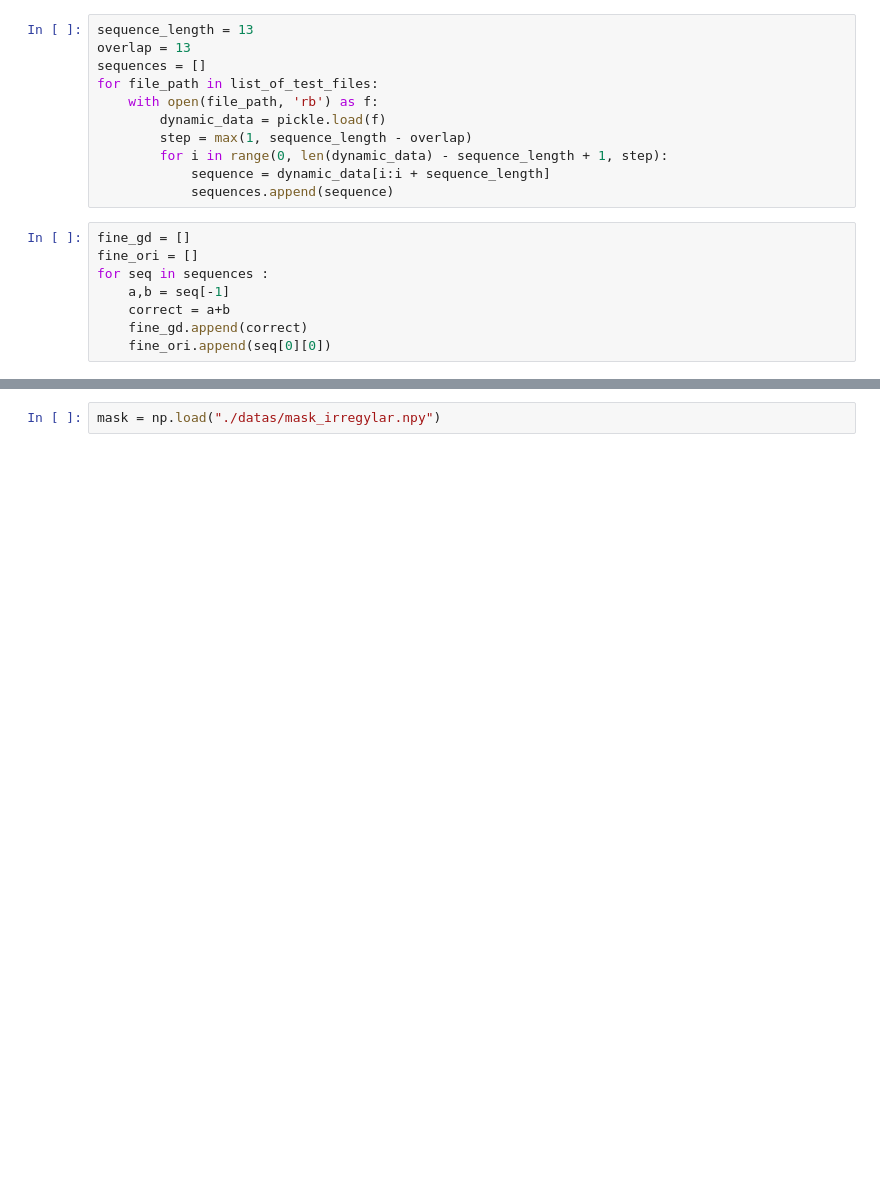
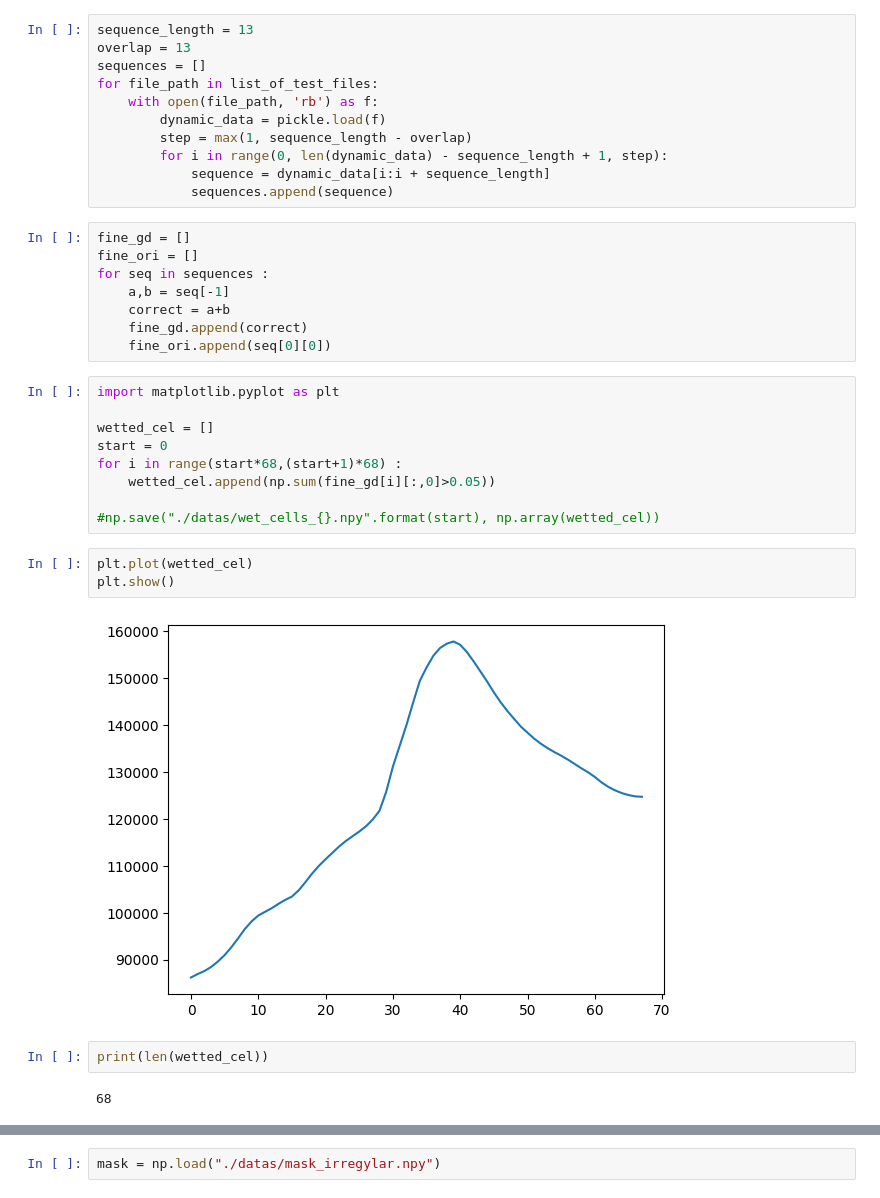
Before and after one commit to vmerc/gnn_modulus_test, a Jupyter notebook: jupyter/mesure_par_zone_irregulier.ipynb, the cells around one changed output, grey strips where cells are left out. Saved outputs shown, nothing was run; the diff lists cells and outputs as text; blank space fills up the shorter version.

```diff
--- a/jupyter/mesure_par_zone_irregulier.ipynb
+++ b/jupyter/mesure_par_zone_irregulier.ipynb
@@ -332,3 +319,21 @@ for seq in sequences :
     correct = a+b
     fine_gd.append(correct)
     fine_ori.append(seq[0][0])
+# %%
+import matplotlib.pyplot as plt
+
+wetted_cel = []
+start = 0
+for i in range(start*68,(start+1)*68) :
+    wetted_cel.append(np.sum(fine_gd[i][:,0]>0.05))
+
+#np.save("./datas/wet_cells_{}.npy".format(start), np.array(wetted_cel))
+# %%
+plt.plot(wetted_cel)
+plt.show()
+# %% [output]
+[figure, added]
+# %%
+print(len(wetted_cel))
+# %% [output]
+68
```
Also changed, not shown: parts of 2 cells of this notebook, 31 other files.
